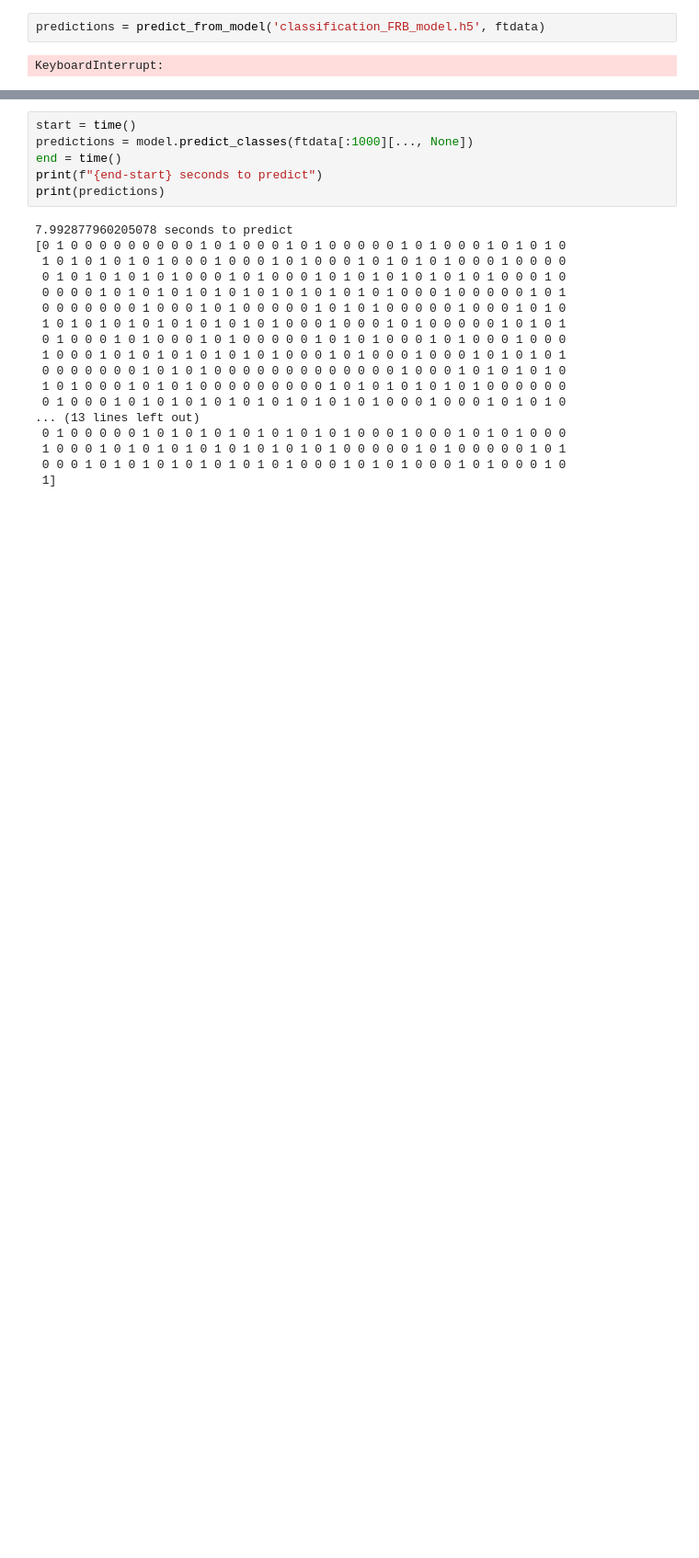
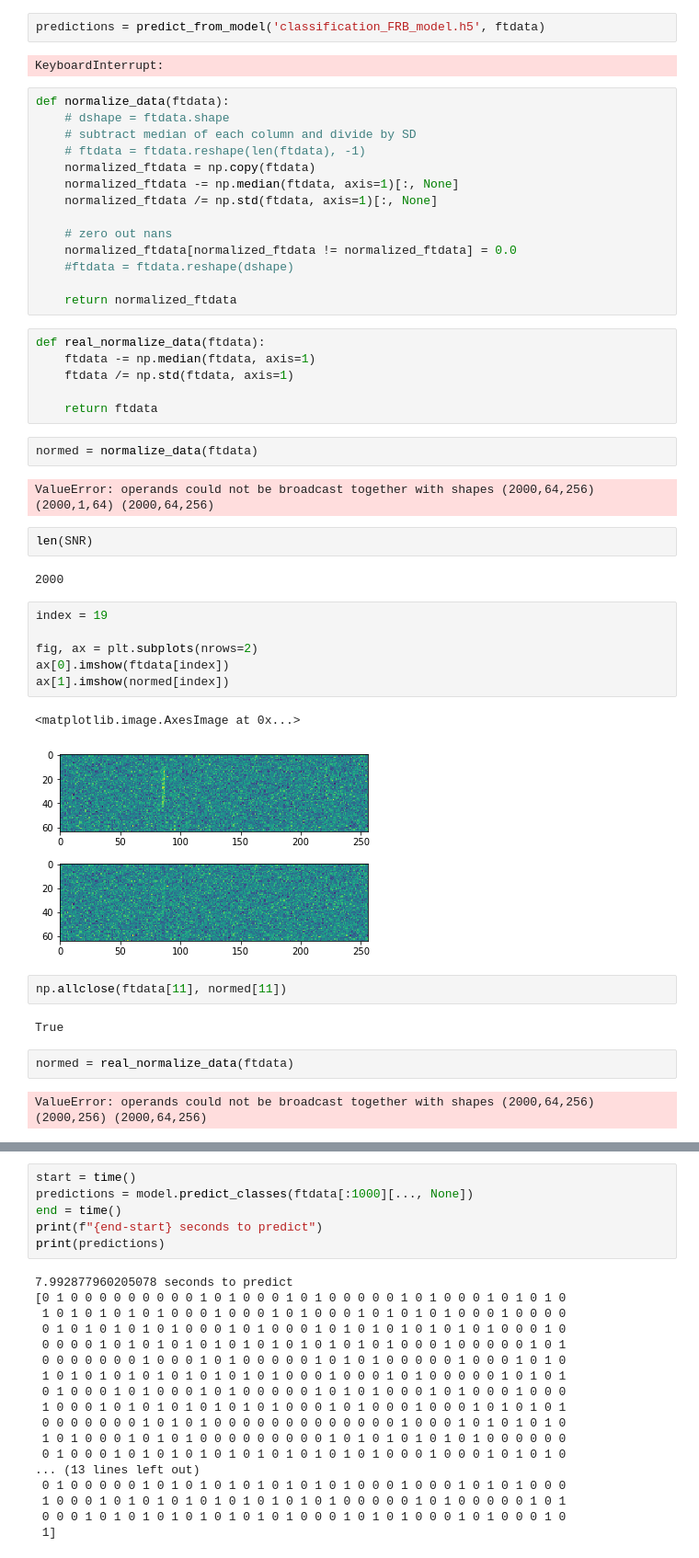
Before and after one commit to DominicL3/hey-aliens, a Jupyter notebook: simulateFRBclassification/FRBs_NN.ipynb, the cells around one changed output, grey strips where cells are left out. Shown at 92% size. Cells and saved outputs as stored; diff of their text form; blank space fills up the shorter version.

```diff
--- a/simulateFRBclassification/FRBs_NN.ipynb
+++ b/simulateFRBclassification/FRBs_NN.ipynb
@@ -487,3 +609,48 @@ def predict_from_model(model_path, test_set):
 predictions = predict_from_model('classification_FRB_model.h5', ftdata)
 # %% [output]
 KeyboardInterrupt:
+# %%
+def normalize_data(ftdata):
+    # dshape = ftdata.shape
+    # subtract median of each column and divide by SD
+    # ftdata = ftdata.reshape(len(ftdata), -1)
+    normalized_ftdata = np.copy(ftdata)
+    normalized_ftdata -= np.median(ftdata, axis=1)[:, None]
+    normalized_ftdata /= np.std(ftdata, axis=1)[:, None]
+
+    # zero out nans
+    normalized_ftdata[normalized_ftdata != normalized_ftdata] = 0.0
+    #ftdata = ftdata.reshape(dshape)
+
+    return normalized_ftdata
+# %%
+def real_normalize_data(ftdata):
+    ftdata -= np.median(ftdata, axis=1)
+    ftdata /= np.std(ftdata, axis=1)
+
+    return ftdata
+# %%
+normed = normalize_data(ftdata)
+# %% [output]
+ValueError: operands could not be broadcast together with shapes (2000,64,256) (2000,1,64) (2000,64,256)
+# %%
+len(SNR)
+# %% [output]
+2000
+# %%
+index = 19
+
+fig, ax = plt.subplots(nrows=2)
+ax[0].imshow(ftdata[index])
+ax[1].imshow(normed[index])
+# %% [output]
+<matplotlib.image.AxesImage at 0x...>
+[figure, added]
+# %%
+np.allclose(ftdata[11], normed[11])
+# %% [output]
+True
+# %%
+normed = real_normalize_data(ftdata)
+# %% [output]
+ValueError: operands could not be broadcast together with shapes (2000,64,256) (2000,256) (2000,64,256)
```
Also changed, not shown: parts of 18 cells of this notebook, 1 other file.
